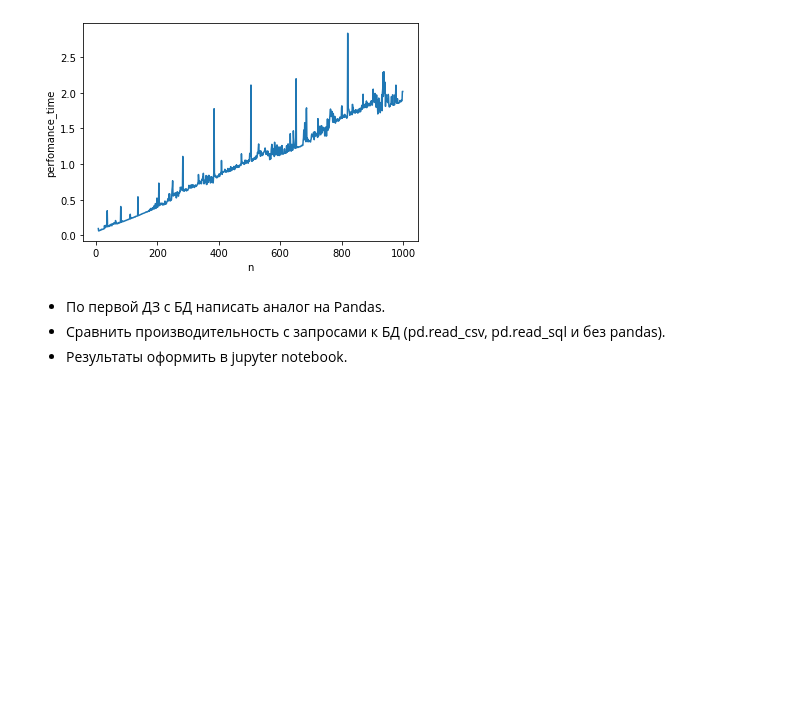
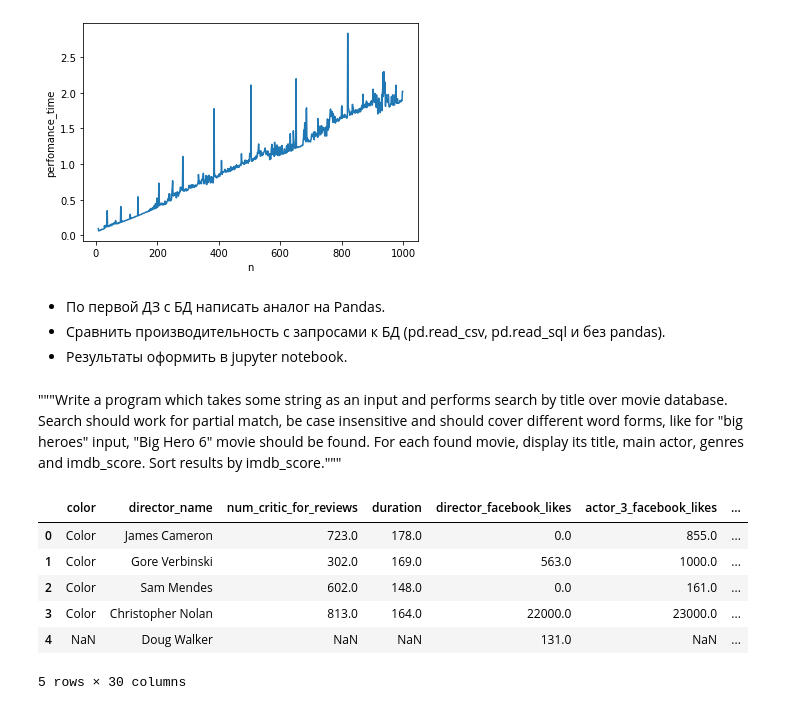
Before and after one commit to revire/DE-Training, a Jupyter notebook: task_pandas/task.ipynb, the cells around one changed output. Saved outputs shown, nothing was run; the diff lists cells and outputs as text; code cells hidden in the pictures; blank space fills up the shorter version.

```diff
--- a/task_pandas/task.ipynb
+++ b/task_pandas/task.ipynb
@@ -177,0 +152,22 @@ def create_database(db_name):
+# %% [markdown]
+"""Write a program which takes some string as an input
+and performs search by title over movie database.
+Search should work for partial match, be case insensitive and should
+cover different word forms, like for "big heroes" input, "Big Hero 6"
+movie should be found. For each found movie, display its title, main actor,
+genres and imdb_score. Sort results by imdb_score."""
+# %%
+link = 'https://raw.githubusercontent.com/Godoy/imdb-5000-movie-dataset/master/data/movie_metadata.csv'
+# list_of_movies = get_list_of_movies(link)
+# %%
+df = pd.read_csv(link)
+# %%
+df.head()
+# %% [output]
+|  | color | director_name | num_critic_for_reviews | duration | director_facebook_likes | actor_3_facebook_likes | ... |
+| 0 | Color | James Cameron | 723.0 | 178.0 | 0.0 | 855.0 | ... |
+| 1 | Color | Gore Verbinski | 302.0 | 169.0 | 563.0 | 1000.0 | ... |
+| 2 | Color | Sam Mendes | 602.0 | 148.0 | 0.0 | 161.0 | ... |
+| 3 | Color | Christopher Nolan | 813.0 | 164.0 | 22000.0 | 23000.0 | ... |
+| 4 | NaN | Doug Walker | NaN | NaN | 131.0 | NaN | ... |
+5 rows × 30 columns
```
Also changed, not shown: parts of 16 cells of this notebook.
